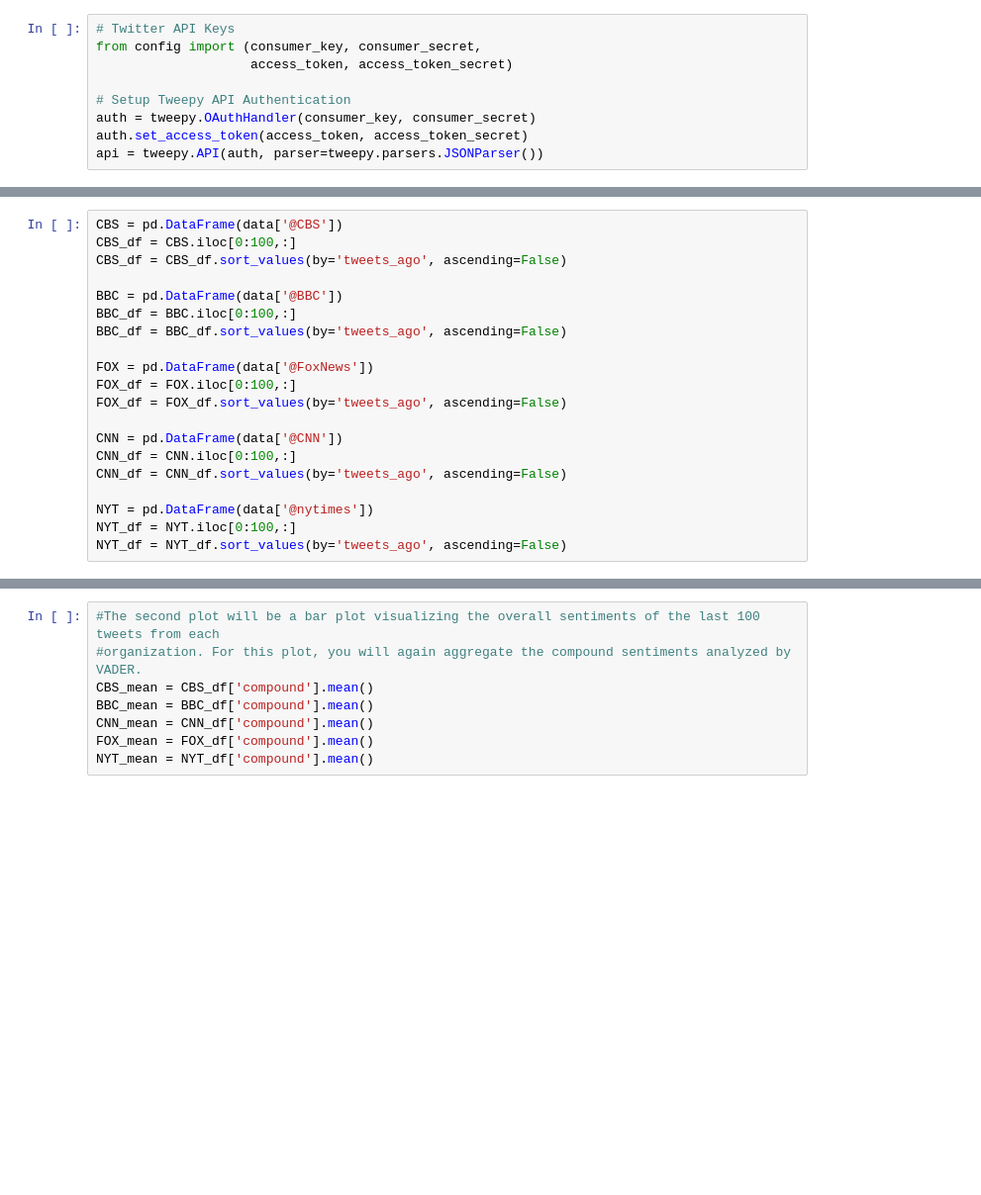
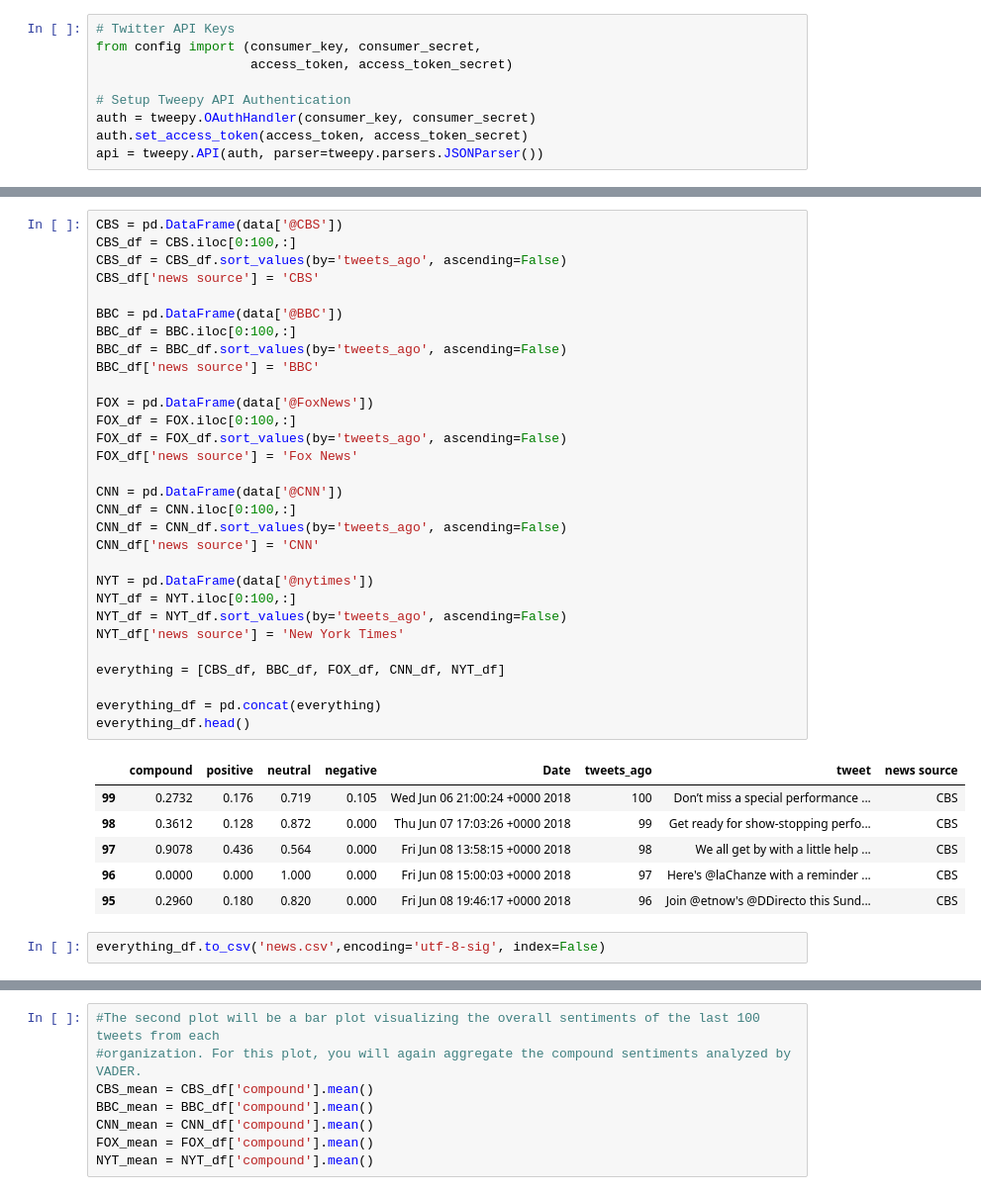
Before and after one commit to kcmillie/News-Mood, a Jupyter notebook: Main.ipynb, the cells around one changed output, grey strips where cells are left out. Shown at 99% size. Saved outputs shown, nothing was run; the diff lists cells and outputs as text; blank space fills up the shorter version.

```diff
--- a/Main.ipynb
+++ b/Main.ipynb
@@ -59,23 +69,42 @@ for news in target_news:
 # %%
 CBS = pd.DataFrame(data['@CBS'])
 CBS_df = CBS.iloc[0:100,:]
 CBS_df = CBS_df.sort_values(by='tweets_ago', ascending=False)
+CBS_df['news source'] = 'CBS'
 
 BBC = pd.DataFrame(data['@BBC'])
 BBC_df = BBC.iloc[0:100,:]
 BBC_df = BBC_df.sort_values(by='tweets_ago', ascending=False)
+BBC_df['news source'] = 'BBC'
 
 FOX = pd.DataFrame(data['@FoxNews'])
 FOX_df = FOX.iloc[0:100,:]
 FOX_df = FOX_df.sort_values(by='tweets_ago', ascending=False)
+FOX_df['news source'] = 'Fox News'
 
 CNN = pd.DataFrame(data['@CNN'])
 CNN_df = CNN.iloc[0:100,:]
 CNN_df = CNN_df.sort_values(by='tweets_ago', ascending=False)
+CNN_df['news source'] = 'CNN'
 
 NYT = pd.DataFrame(data['@nytimes'])
 NYT_df = NYT.iloc[0:100,:]
 NYT_df = NYT_df.sort_values(by='tweets_ago', ascending=False)
+NYT_df['news source'] = 'New York Times'
+
+everything = [CBS_df, BBC_df, FOX_df, CNN_df, NYT_df]
+
+everything_df = pd.concat(everything)
+everything_df.head()
+# %% [output]
+|  | compound | positive | neutral | negative | Date | tweets_ago | tweet | news source |
+| 99 | 0.2732 | 0.176 | 0.719 | 0.105 | Wed Jun 06 21:00:24 +0000 2018 | 100 | Don’t miss a special performance ... | CBS |
+| 98 | 0.3612 | 0.128 | 0.872 | 0.000 | Thu Jun 07 17:03:26 +0000 2018 | 99 | Get ready for show-stopping perfo... | CBS |
+| 97 | 0.9078 | 0.436 | 0.564 | 0.000 | Fri Jun 08 13:58:15 +0000 2018 | 98 | We all get by with a little help ... | CBS |
+| 96 | 0.0000 | 0.000 | 1.000 | 0.000 | Fri Jun 08 15:00:03 +0000 2018 | 97 | Here's @laChanze with a reminder ... | CBS |
+| 95 | 0.2960 | 0.180 | 0.820 | 0.000 | Fri Jun 08 19:46:17 +0000 2018 | 96 | Join @etnow's @DDirecto this Sund... | CBS |
+# %%
+everything_df.to_csv('news.csv',encoding='utf-8-sig', index=False)
 # %%
 #The first plot will be and/or feature the following:
 
```
Also changed, not shown: parts of 6 cells of this notebook, 3 other files.
